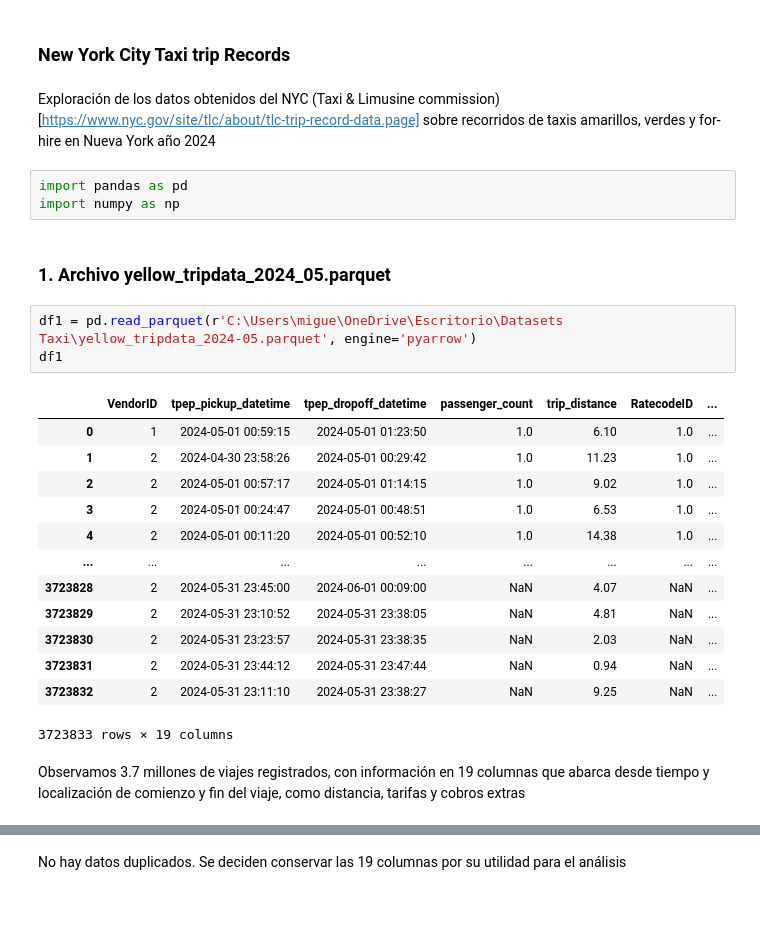
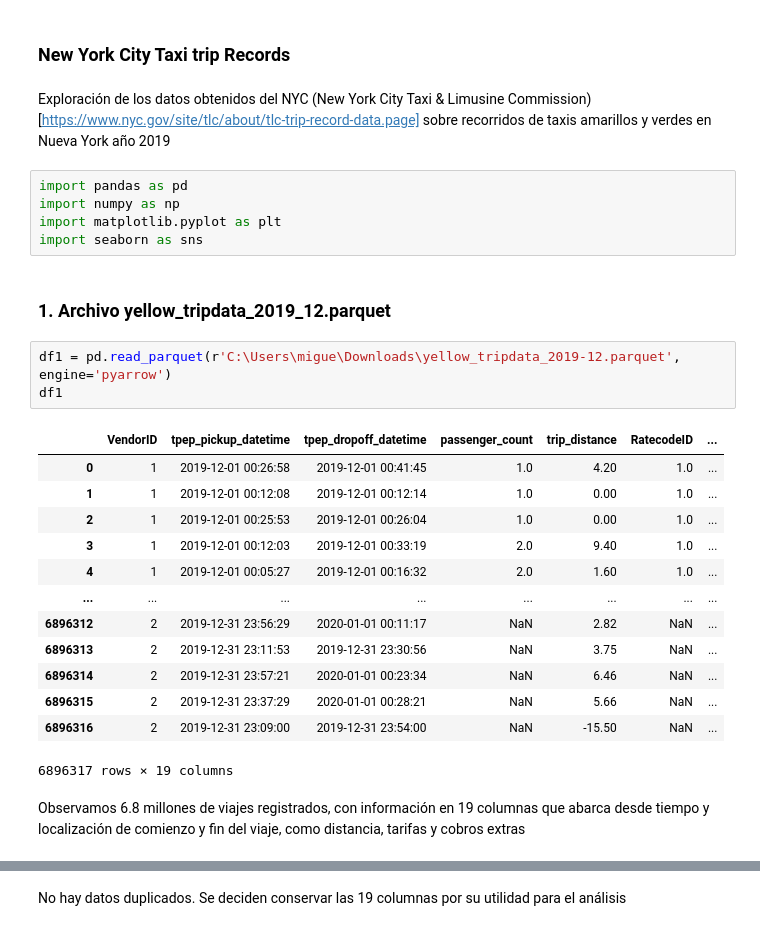
Before and after one commit to ISadir/PF_Data_Science, a Jupyter notebook: notebooks/EDA2.ipynb, the cells around one changed output, grey strips where cells are left out. Drawn from its saved outputs; the diff is of its cells as text.

```diff
--- a/notebooks/EDA2.ipynb
+++ b/notebooks/EDA2.ipynb
@@ -3,32 +3,34 @@
 # %% [markdown]
 ### New York City Taxi trip Records
 # %% [markdown]
-Exploración de los datos obtenidos del NYC (Taxi & Limusine commission) [https://www.nyc.gov/site/tlc/about/tlc-trip-record-data.page]
-sobre recorridos de taxis amarillos, verdes y for-hire en Nueva York año 2024
+Exploración de los datos obtenidos del NYC (New York City Taxi & Limusine Commission) [https://www.nyc.gov/site/tlc/about/tlc-trip-record-data.page]
+sobre recorridos de taxis amarillos y verdes en Nueva York año 2019
 # %%
 import pandas as pd
 import numpy as np
+import matplotlib.pyplot as plt
+import seaborn as sns
 # %% [markdown]
-### 1. Archivo yellow_tripdata_2024_05.parquet
+### 1. Archivo yellow_tripdata_2019_12.parquet
 # %%
-df1 = pd.read_parquet(r'C:\Users\migue\OneDrive\Escritorio\Datasets Taxi\yellow_tripdata_2024-05.parquet', engine='pyarrow')
+df1 = pd.read_parquet(r'C:\Users\migue\Downloads\yellow_tripdata_2019-12.parquet', engine='pyarrow')
 df1
 # %% [output]
 |  | VendorID | tpep_pickup_datetime | tpep_dropoff_datetime | passenger_count | trip_distance | RatecodeID | ... |
-| 0 | 1 | 2024-05-01 00:59:15 | 2024-05-01 01:23:50 | 1.0 | 6.10 | 1.0 | ... |
-| 1 | 2 | 2024-04-30 23:58:26 | 2024-05-01 00:29:42 | 1.0 | 11.23 | 1.0 | ... |
-| 2 | 2 | 2024-05-01 00:57:17 | 2024-05-01 01:14:15 | 1.0 | 9.02 | 1.0 | ... |
-| 3 | 2 | 2024-05-01 00:24:47 | 2024-05-01 00:48:51 | 1.0 | 6.53 | 1.0 | ... |
-| 4 | 2 | 2024-05-01 00:11:20 | 2024-05-01 00:52:10 | 1.0 | 14.38 | 1.0 | ... |
+| 0 | 1 | 2019-12-01 00:26:58 | 2019-12-01 00:41:45 | 1.0 | 4.20 | 1.0 | ... |
+| 1 | 1 | 2019-12-01 00:12:08 | 2019-12-01 00:12:14 | 1.0 | 0.00 | 1.0 | ... |
+| 2 | 1 | 2019-12-01 00:25:53 | 2019-12-01 00:26:04 | 1.0 | 0.00 | 1.0 | ... |
+| 3 | 1 | 2019-12-01 00:12:03 | 2019-12-01 00:33:19 | 2.0 | 9.40 | 1.0 | ... |
+| 4 | 1 | 2019-12-01 00:05:27 | 2019-12-01 00:16:32 | 2.0 | 1.60 | 1.0 | ... |
 | ... | ... | ... | ... | ... | ... | ... | ... |
-| 3723828 | 2 | 2024-05-31 23:45:00 | 2024-06-01 00:09:00 | NaN | 4.07 | NaN | ... |
-| 3723829 | 2 | 2024-05-31 23:10:52 | 2024-05-31 23:38:05 | NaN | 4.81 | NaN | ... |
-| 3723830 | 2 | 2024-05-31 23:23:57 | 2024-05-31 23:38:35 | NaN | 2.03 | NaN | ... |
-| 3723831 | 2 | 2024-05-31 23:44:12 | 2024-05-31 23:47:44 | NaN | 0.94 | NaN | ... |
-| 3723832 | 2 | 2024-05-31 23:11:10 | 2024-05-31 23:38:27 | NaN | 9.25 | NaN | ... |
+| 6896312 | 2 | 2019-12-31 23:56:29 | 2020-01-01 00:11:17 | NaN | 2.82 | NaN | ... |
+| 6896313 | 2 | 2019-12-31 23:11:53 | 2019-12-31 23:30:56 | NaN | 3.75 | NaN | ... |
+| 6896314 | 2 | 2019-12-31 23:57:21 | 2020-01-01 00:23:34 | NaN | 6.46 | NaN | ... |
+| 6896315 | 2 | 2019-12-31 23:37:29 | 2020-01-01 00:28:21 | NaN | 5.66 | NaN | ... |
+| 6896316 | 2 | 2019-12-31 23:09:00 | 2019-12-31 23:54:00 | NaN | -15.50 | NaN | ... |
-3723833 rows × 19 columns
+6896317 rows × 19 columns
 # %% [markdown]
-Observamos 3.7 millones de viajes registrados, con información en 19 columnas que abarca desde tiempo y localización de comienzo y fin del viaje, como distancia, tarifas y cobros extras
+Observamos 6.8 millones de viajes registrados, con información en 19 columnas que abarca desde tiempo y localización de comienzo y fin del viaje, como distancia, tarifas y cobros extras
 # %%
 df1.isna().sum()
 # %% [output]
```
Also changed, not shown: parts of 62 cells of this notebook, 7 other files.
